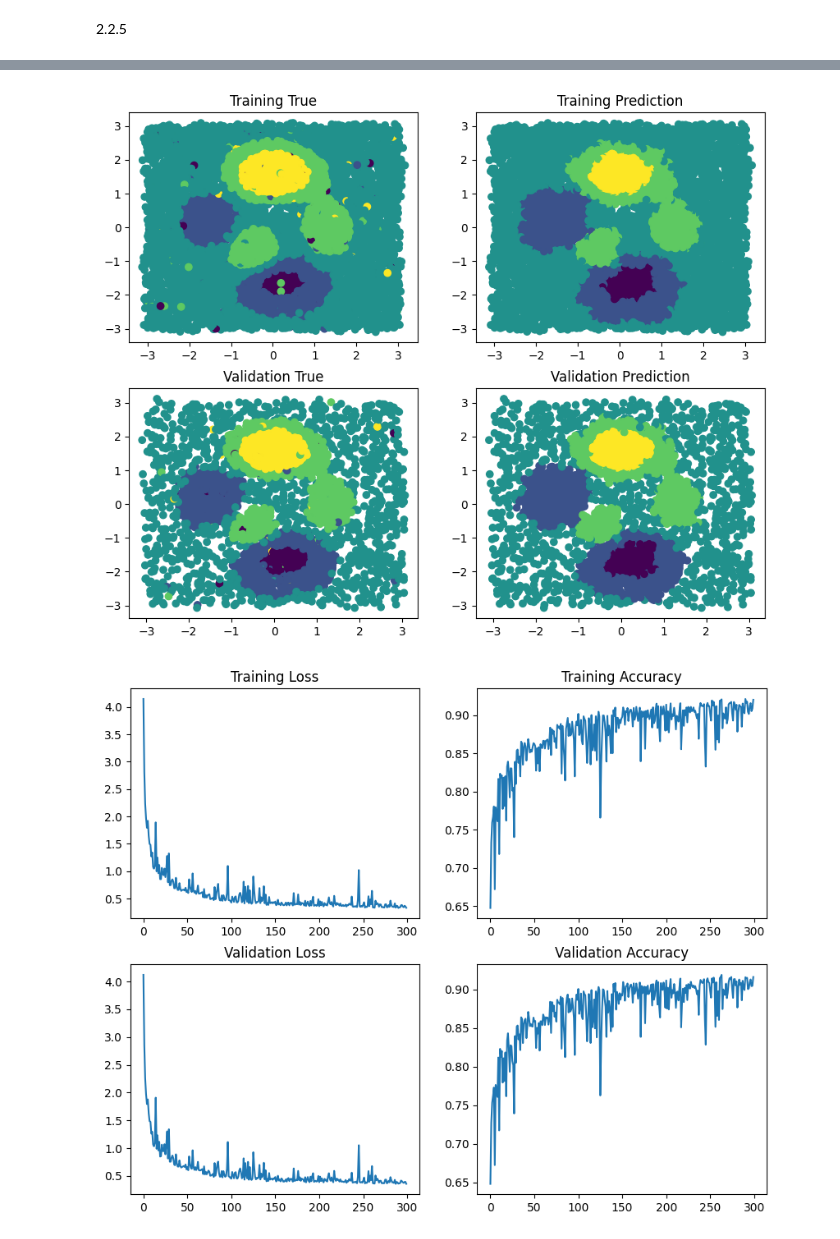
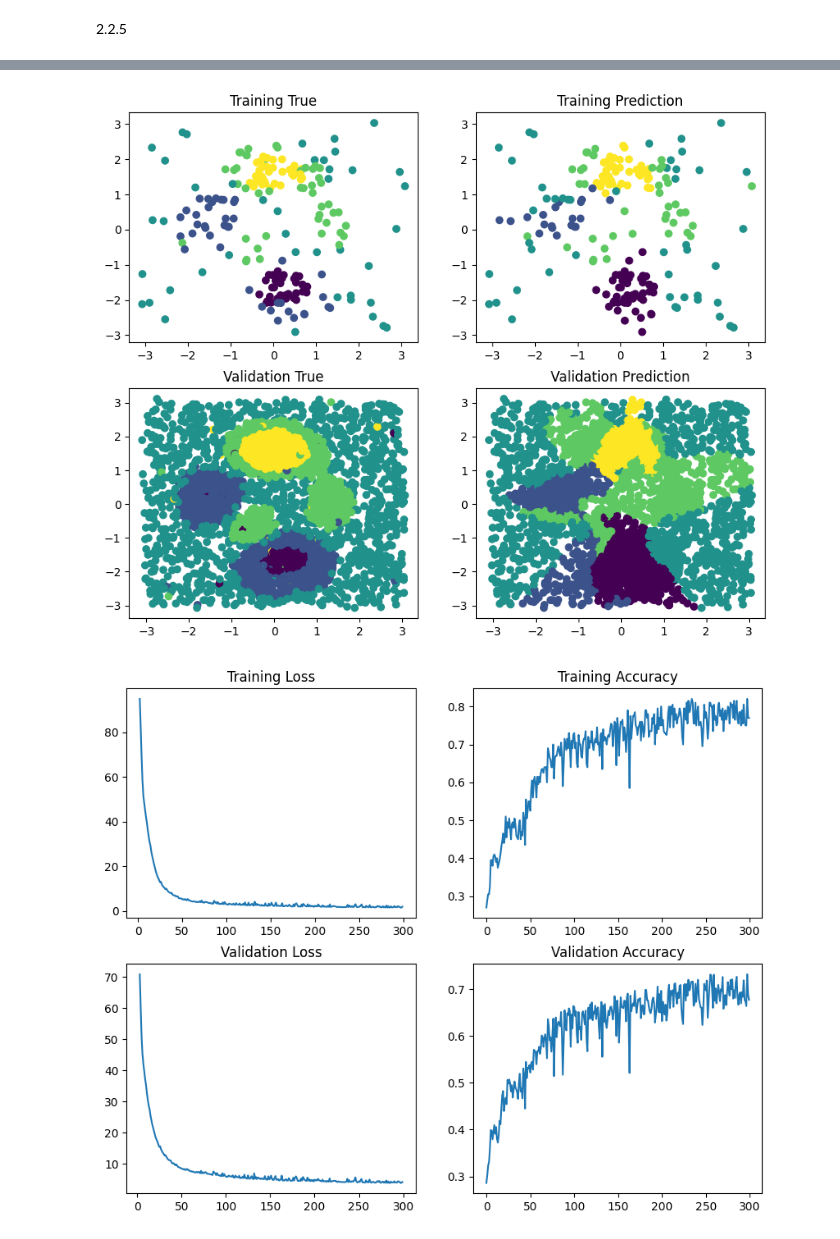
Before and after one commit to elemyoav/Deep-Learning, a Jupyter notebook: Deep-Learning-1.ipynb, the cells around one changed output, grey strips where cells are left out. Cells and saved outputs as stored; diff of their text form; code cells hidden in the pictures.

```diff
--- a/Deep-Learning-1.ipynb
+++ b/Deep-Learning-1.ipynb
@@ -529,13 +516,19 @@ KeyboardInterrupt:
 dataset = peaks
 Xt = dataset['Yt']
 Yt = dataset['Ct']
+
+
+# sample 200 indecies of columns of Xt
+random_columns = np.random.choice(Xt.shape[1], 200, replace=False)
+Xt = Xt[:, random_columns]
+Yt = Yt[:, random_columns]
 Xv = dataset['Yv']
 Yv = dataset['Cv']
 lr = 5e-5
 
 network = GenericNetwork(
 SoftmaxLayer(128, 5),
-layers = [
+hidden_layers = [
     ReLULayer(2, 128),
     ReLULayer(128, 128)
 ],
@@ -567,5 +560,5 @@ Epoch 299, validation accuracy: 0.916
-[figure, old version]
+[figure, new version]
-[figure, old version]
+[figure, new version]
 # %%
 dataset = gmm
 Xt = dataset['Yt']
```
Also changed, not shown: parts of 8 cells of this notebook, 1 other file.
